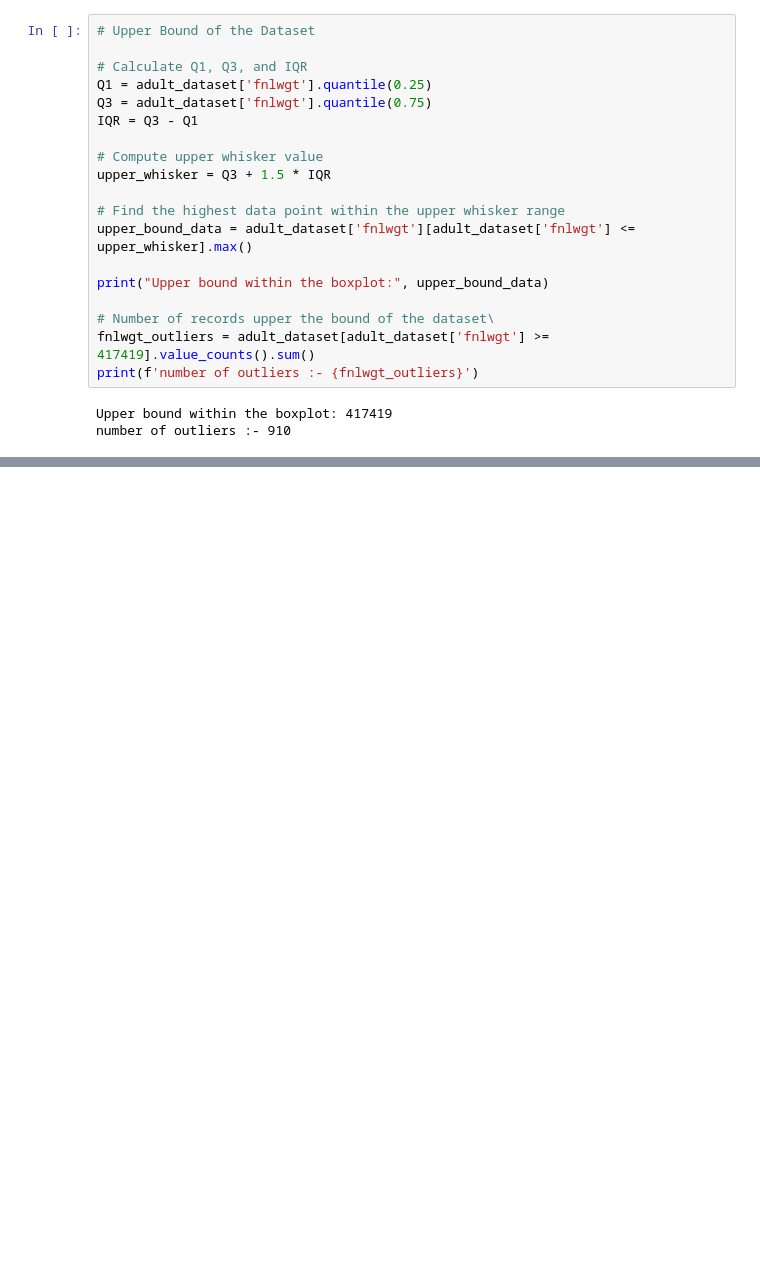
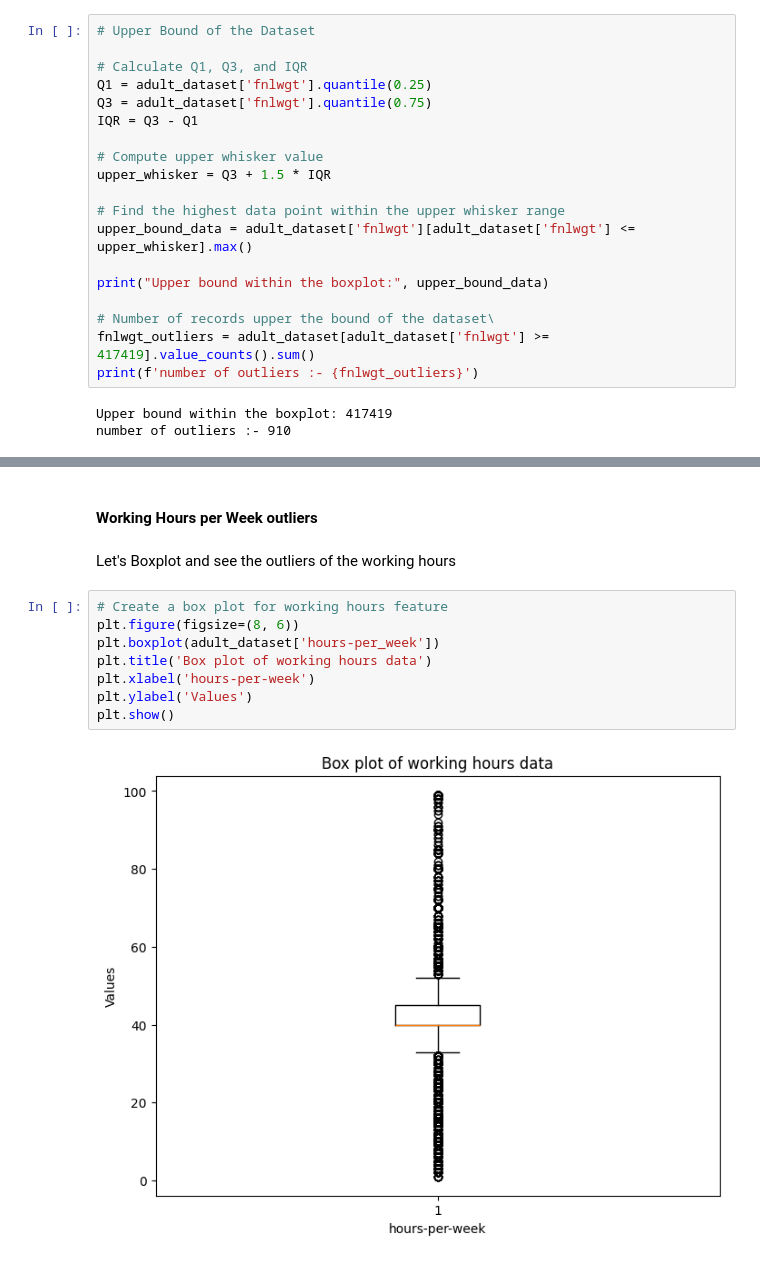
Before and after one commit to SandinMaheeshakya/ML-Income-Prediction-System, a Jupyter notebook: Pre-Processing Data.ipynb, the cells around one changed output, grey strips where cells are left out. Saved outputs shown, nothing was run; the diff lists cells and outputs as text; blank space fills up the shorter version.

Commit message:
Completed the Outliers fixing

```diff
--- a/Pre-Processing Data.ipynb
+++ b/Pre-Processing Data.ipynb
@@ -1044,0 +1068,14 @@ number of outliers :- 910
+# %% [markdown]
+#### Working Hours per Week outliers
+# %% [markdown]
+Let's Boxplot and see the outliers of the working hours
+# %%
+# Create a box plot for working hours feature
+plt.figure(figsize=(8, 6))
+plt.boxplot(adult_dataset['hours-per_week'])
+plt.title('Box plot of working hours data')
+plt.xlabel('hours-per-week')
+plt.ylabel('Values')
+plt.show()
+# %% [output]
+[figure, added]
```
Also changed, not shown: parts of 16 cells of this notebook.
